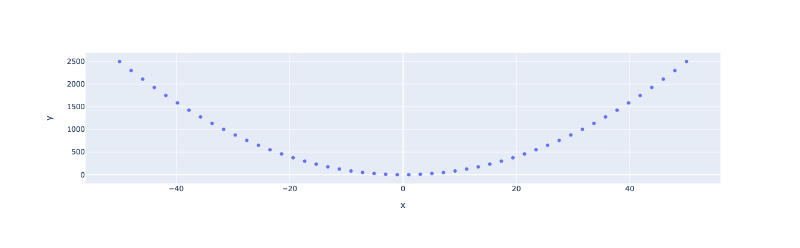
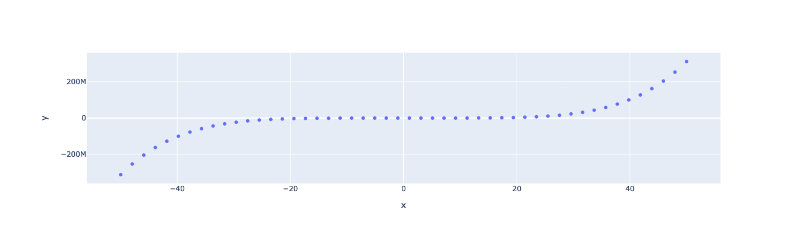
Before and after one commit to pseguel-redhat/my-notebooks-repo, a Jupyter notebook: experiment1.ipynb, the cells around one changed output. Cells and saved outputs as stored; diff of their text form; code cells hidden in the pictures.

```diff
--- a/experiment1.ipynb
+++ b/experiment1.ipynb
@@ -6,7 +6,7 @@ import plotly.express as px
 x = np.linspace(start=-50, stop=50)
 
 # y-axis data points
-y = x ** 2
+y = x ** 5
 
 # define the plot
 fig = px.scatter(x=x, y=y)
@@ -17 +16 @@ fig.show()
-[figure, old version]
+[figure, new version]
```
Also changed, not shown: parts of 1 cell of this notebook.
